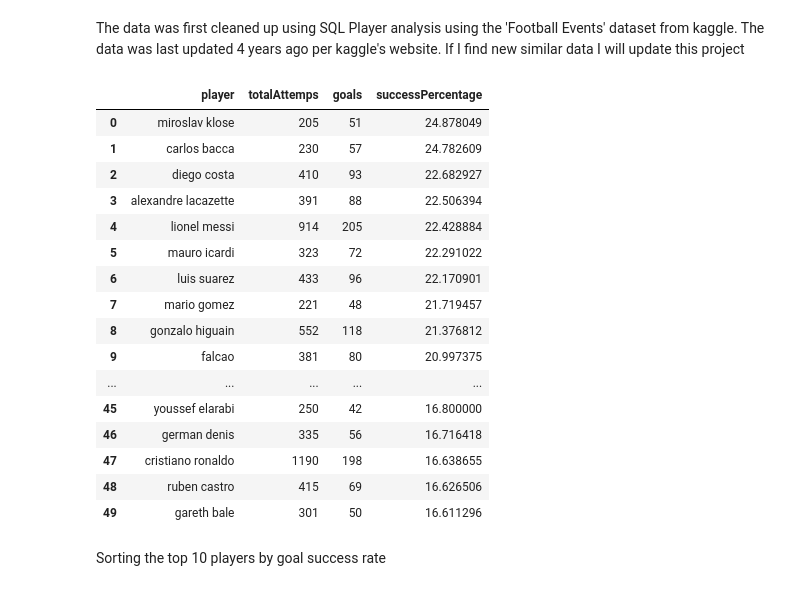
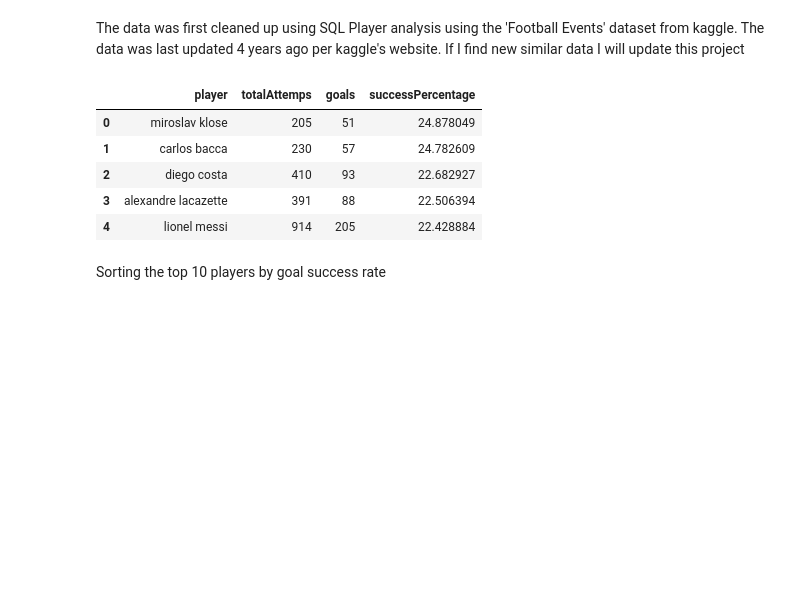
Before and after one commit to alesalsa10/Soccer_Events_Analysis, a Jupyter notebook: SocerStats.ipynb, the cells around one changed output. Saved outputs shown, nothing was run; the diff lists cells and outputs as text; code cells hidden in the pictures; blank space fills up the shorter version.

```diff
--- a/SocerStats.ipynb
+++ b/SocerStats.ipynb
@@ -4,25 +4,14 @@ Player analysis using the 'Football Events' dataset from kaggle. The data was la
 # %%
 import pandas as pd
 goalSuccess = pd.read_csv("C:/Users/alesa/OneDrive/Documents/goalsSuccess.csv", header=None, names=['player','totalAttemps', 'goals', 'successPercentage'])
-goalSuccess
+goalSuccess.head()
 # %% [output]
 |  | player | totalAttemps | goals | successPercentage |
 | 0 | miroslav klose | 205 | 51 | 24.878049 |
 | 1 | carlos bacca | 230 | 57 | 24.782609 |
 | 2 | diego costa | 410 | 93 | 22.682927 |
 | 3 | alexandre lacazette | 391 | 88 | 22.506394 |
 | 4 | lionel messi | 914 | 205 | 22.428884 |
-| 5 | mauro icardi | 323 | 72 | 22.291022 |
-| 6 | luis suarez | 433 | 96 | 22.170901 |
-| 7 | mario gomez | 221 | 48 | 21.719457 |
-| 8 | gonzalo higuain | 552 | 118 | 21.376812 |
-| 9 | falcao | 381 | 80 | 20.997375 |
-| ... | ... | ... | ... | ... |
-| 45 | youssef elarabi | 250 | 42 | 16.800000 |
-| 46 | german denis | 335 | 56 | 16.716418 |
-| 47 | cristiano ronaldo | 1190 | 198 | 16.638655 |
-| 48 | ruben castro | 415 | 69 | 16.626506 |
-| 49 | gareth bale | 301 | 50 | 16.611296 |
 # %% [markdown]
 Sorting the top 10 players by goal success rate
 # %%
```
Also changed, not shown: parts of 10 cells of this notebook.
